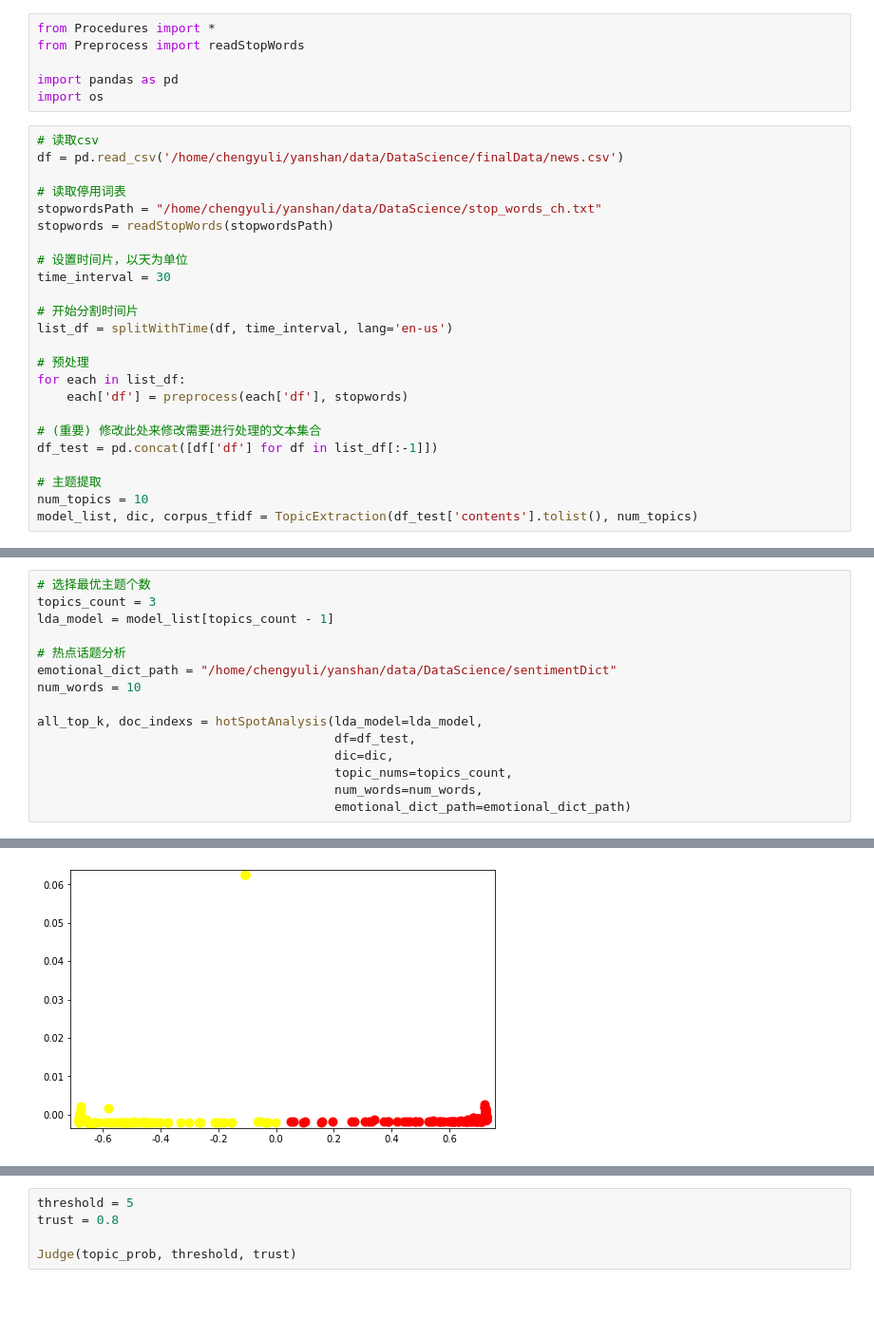
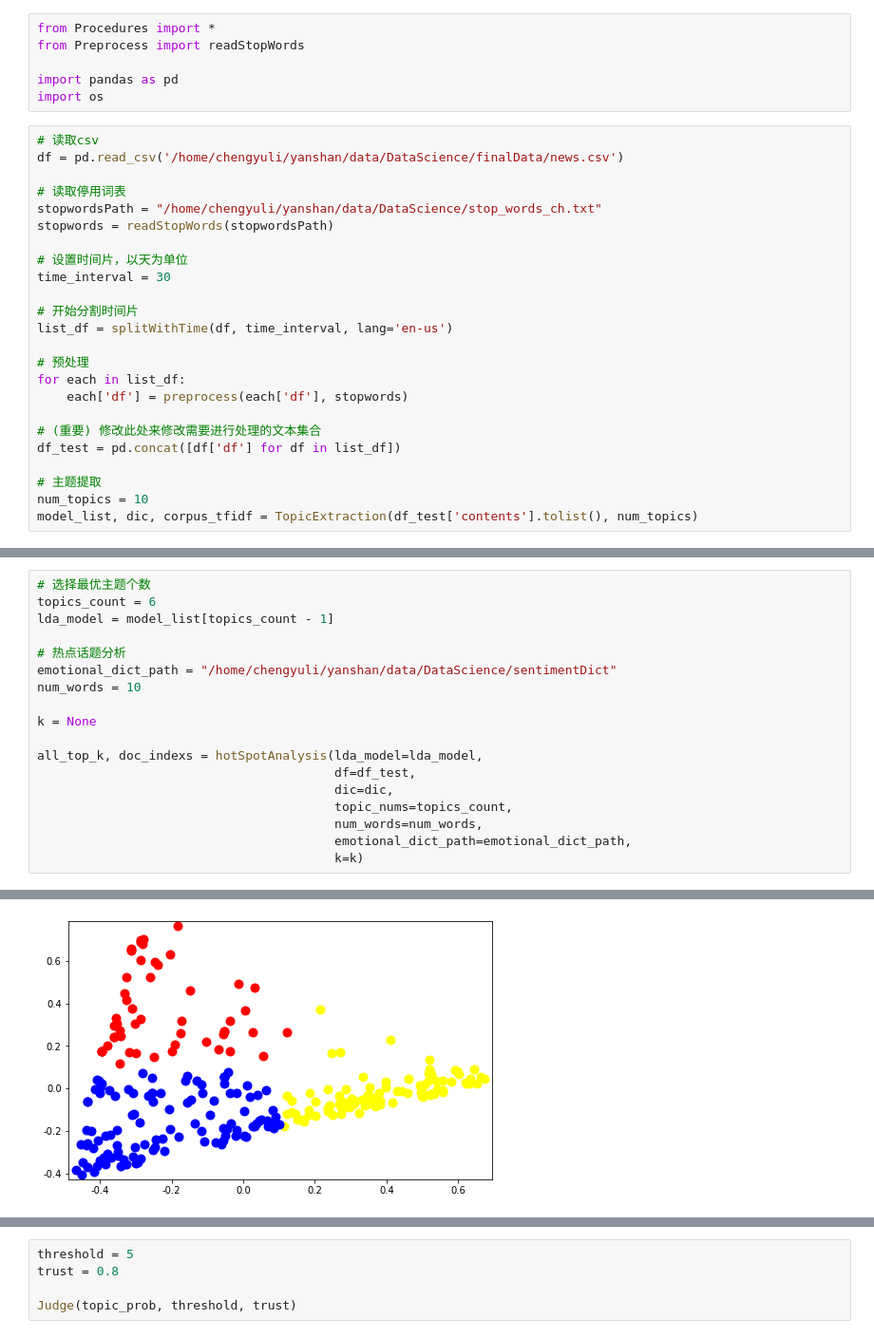
Before and after one commit to Heart-1ess/TopicPred, a Jupyter notebook: main.ipynb, the cells around one changed output, grey strips where cells are left out. Shown at 95% size. Cells and saved outputs as stored; diff of their text form; blank space fills up the shorter version.

```diff
--- a/main.ipynb
+++ b/main.ipynb
@@ -23,7 +23,7 @@ for each in list_df:
     each['df'] = preprocess(each['df'], stopwords)
 
 # (重要) 修改此处来修改需要进行处理的文本集合
-df_test = pd.concat([df['df'] for df in list_df[:-1]])
+df_test = pd.concat([df['df'] for df in list_df])
 
 # 主题提取
 num_topics = 10
@@ -33,16 +50,19 @@ NameError: name 'pd' is not defined
 # %%
 # 选择最优主题个数
-topics_count = 3
+topics_count = 6
 lda_model = model_list[topics_count - 1]
 
 # 热点话题分析
 emotional_dict_path = "/home/chengyuli/yanshan/data/DataScience/sentimentDict"
 num_words = 10
 
+k = None
+
 all_top_k, doc_indexs = hotSpotAnalysis(lda_model=lda_model,
                                         df=df_test,
                                         dic=dic,
                                         topic_nums=topics_count,
                                         num_words=num_words,
-                                        emotional_dict_path=emotional_dict_path)
+                                        emotional_dict_path=emotional_dict_path,
+                                        k=k)
 # %% [output]
@@ -66 +86 @@ bestk mean value = 2
-[figure, old version]
+[figure, new version]
```
Also changed, not shown: parts of 4 cells of this notebook, 6 other files.
